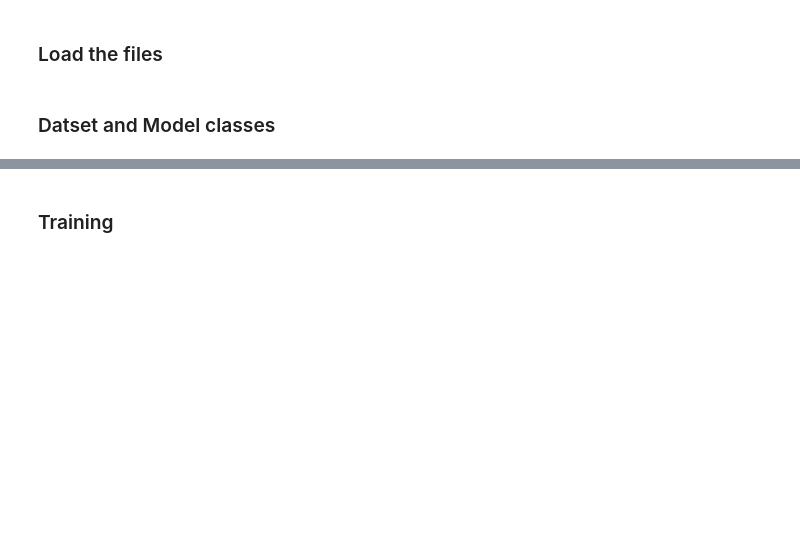
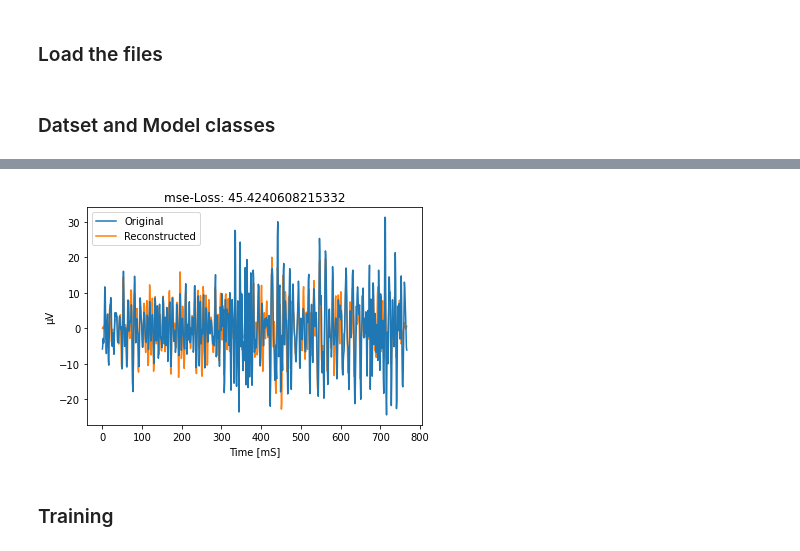
Before and after one commit to OferAvin/EEG-Rehab-EU, a Jupyter notebook: Rehab_encoder_decoder.ipynb, the cells around one changed output, grey strips where cells are left out. Cells and saved outputs as stored; diff of their text form; code cells hidden in the pictures; blank space fills up the shorter version.

```diff
--- a/Rehab_encoder_decoder.ipynb
+++ b/Rehab_encoder_decoder.ipynb
@@ -579,3 +763,7 @@ class lightAE(LightningModule):
+# %%
+plotSignal(0, AE_list[i-train_days[1]], signal_test_data_loader)
+# %% [output]
+[figure, new version]
 # %% [markdown]
 ### Training
 # %% [markdown]
```
Also changed, not shown: parts of 27 cells of this notebook.
